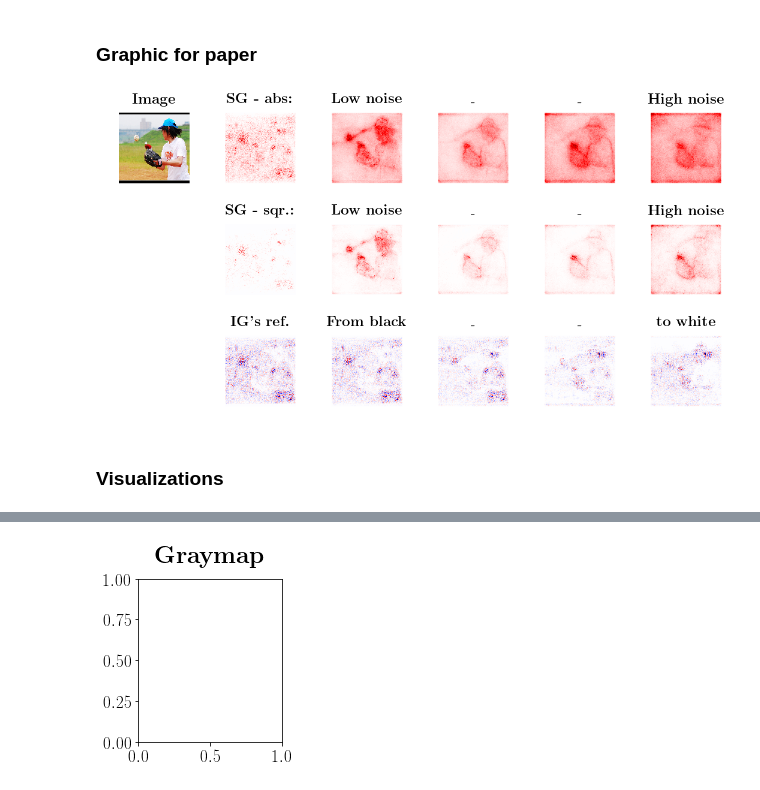
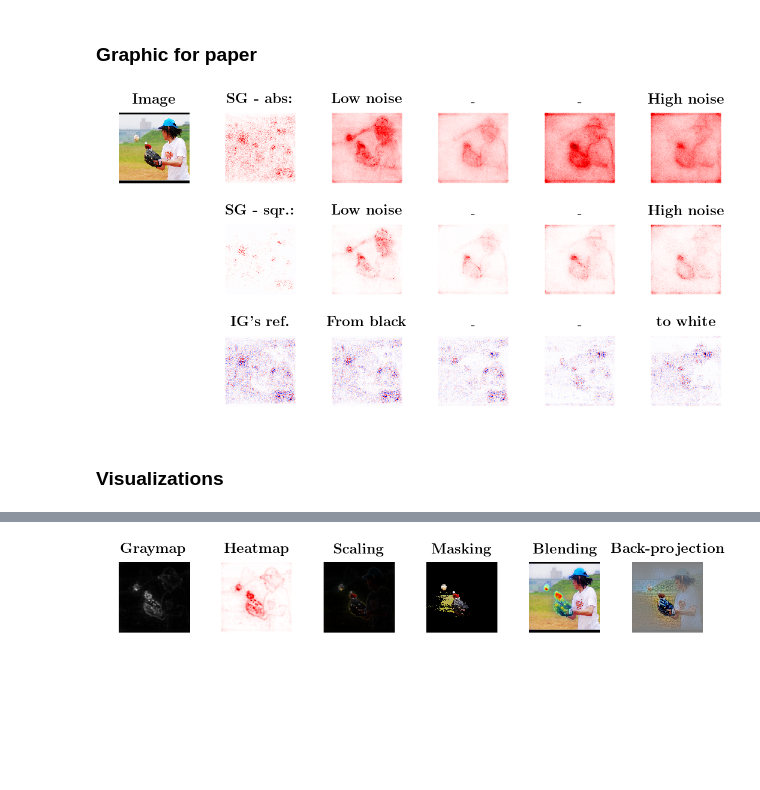
Before and after one commit to albermax/interpretable_ai_book__sw_chapter, a Jupyter notebook: notebooks/implementations.ipynb, the cells around one changed output, grey strips where cells are left out. Cells and saved outputs as stored; diff of their text form; code cells hidden in the pictures; blank space fills up the shorter version.

```diff
--- a/notebooks/implementations.ipynb
+++ b/notebooks/implementations.ipynb
@@ -167,7 +168,7 @@ plot.show()
 # %% [markdown]
 ### Example A3: Occlusion
 # %%
-A3 = np.zeros_like(x)
+diff = np.zeros_like(x)
 # Choose a patch size
 psize = 4
 
@@ -180,10 +181,10 @@ for i in range(0, net['image_shape'][0], psize):
         occluded_x[:, i:i+psize, j:j+psize, :] = 0
 
         # Store activation of occluded image
-        A3[:, i:i+psize, j:j+psize, :] = sess.run(max_output, {input: occluded_x})[0]
+        diff[:, i:i+psize, j:j+psize, :] = sess.run(max_output, {input: occluded_x})[0]
 
 # Normalize with initial activation value
-A3 -= sess.run(max_output, {input: x})[0]
+A3 = sess.run(max_output, {input: x})[0] - diff
 
 # Postprocess
 a = A3
@@ -556,7 +557,7 @@ plot_sequence = [
     (A4, 6, r'\textbf{A4:$\,$LIME}', imgnetutils.heatmap),
     (B1, 7, r'\textbf{B1:$\,$GB}', imgnetutils.bk_proj),
     (B2b, 8, r'\textbf{B2:$\,$DeepTaylor}', imgnetutils.heatmap),
-    (B3, 10, r'\textbf{B3:$\,$LRP-PresetA}', imgnetutils.heatmap),
+    (B3, 10, r'\textbf{B3:$\,$LRP}', imgnetutils.heatmap),
     (B4, 11, r'\textbf{B4:$\,$PatternNet}', imgnetutils.bk_proj),
     (B5, 12, r'\textbf{B5:$\,$PatternAtt.}', imgnetutils.heatmap),
 ]
@@ -650,24 +651,24 @@ plot.tight_layout()
 plot.savefig("swchapter_hyperparamter.pdf")
 plot.show()
 # %% [output]
-[figure, old version]
+[figure, new version]
 # %% [markdown]
 ### Visualizations
 # %%
-analyses = [B5, B5, B5, B5, B4]
+analyses = [B5, B5, B5, B5, B5, B4]
 
-def scale_input(x):
-    x = np.sum(np.abs(x), axis=channel_axis, keepdims=True)
-    x_max = np.max(x)
-    scale = x / x_max
+def scale_input(e):
+    e = np.sum(np.abs(e), axis=channel_axis, keepdims=True)
+    e_max = np.max(e)
+    scale = e / e_max
 
     ret = (x_not_pp / 255) * scale
     return ret
 
 
-def mask_input(x):
+def mask_input(e):
     # Get highest scored segments
-    segments_scored = [(np.max(x[0][segments == sid]), sid) for sid in range(nr_segments)]
+    segments_scored = [(np.max(e[0][segments == sid]), sid) for sid in range(nr_segments)]
     highest_ones = sorted(segments_scored, reverse=True)[:50]
     # Compute mask
     mask = np.zeros_like(segments)
@@ -678,11 +679,24 @@ def mask_input(x):
     ret[0][mask == 0] = 0
     return ret
 
+def blend_input(e):
+    e = np.sum(np.abs(e), axis=channel_axis, keepdims=True)
+    # Add blur
+    e = skimage.filters.gaussian(e[0], 3)[None]
+    # Normalize
+    e = (e - e.min())/(e.max()-e.min())
+    # Get and apply colormap
+    heatmap = plot.get_cmap('jet')(e[:, :,:,0])[:,:,:,:3]
+    # Overlap
+    ret = (1.0-e) * (x_not_pp.copy() / 255) + e * heatmap
+    return ret
+
 visualization_functions = [
     (r"\textbf{Graymap}", lambda x: imgnetutils.graymap(np.abs(x))),
     (r"\textbf{Heatmap}", imgnetutils.heatmap),
-    (r"\textbf{Input scaling}", scale_input),
-    (r"\textbf{Input mask}", mask_input),
+    (r"\textbf{Scaling}", scale_input),
+    (r"\textbf{Masking}", mask_input),
+    (r"\textbf{Blending}", blend_input),
     (r"\textbf{Back-projection}", imgnetutils.bk_proj),
 ]
 
@@ -708 +722 @@ TypeError: project() got an unexpected keyword argument 'input_is_postive_only'
-[figure, old version]
+[figure, new version]
```
Also changed, not shown: parts of 5 cells of this notebook, 3 other files.
